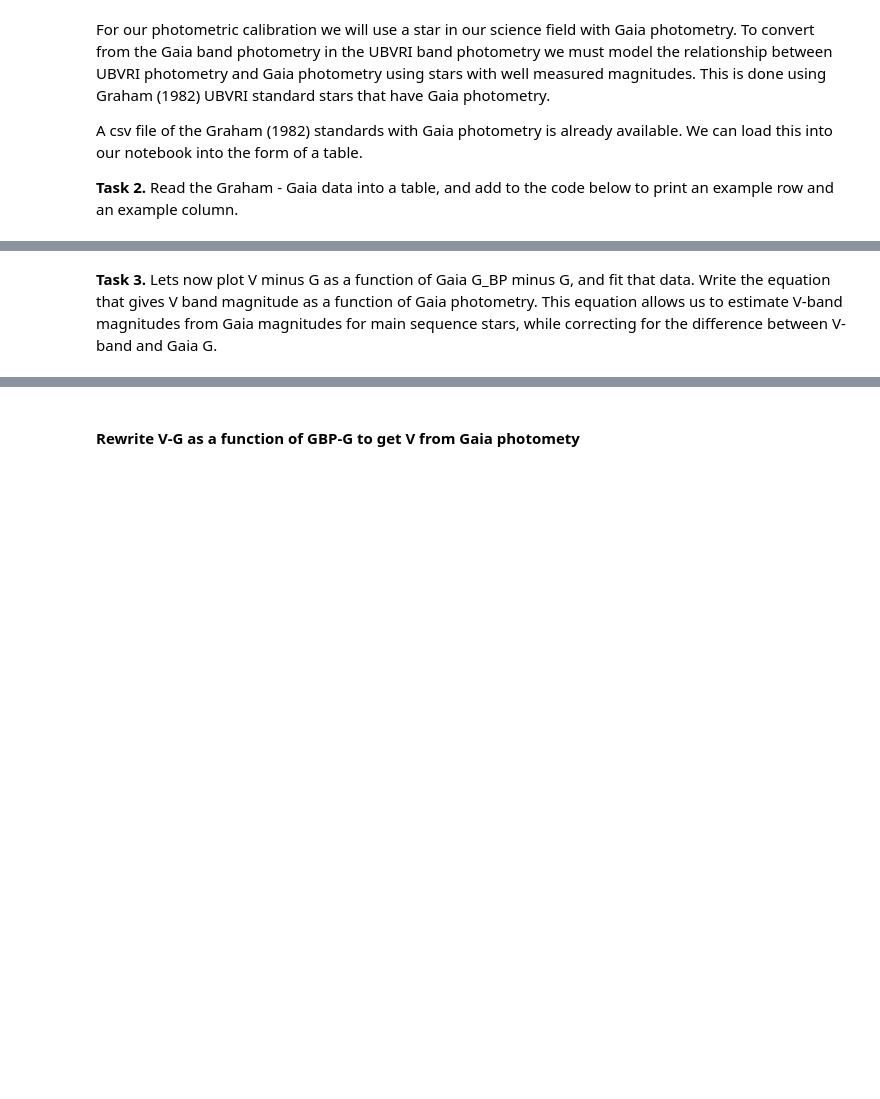
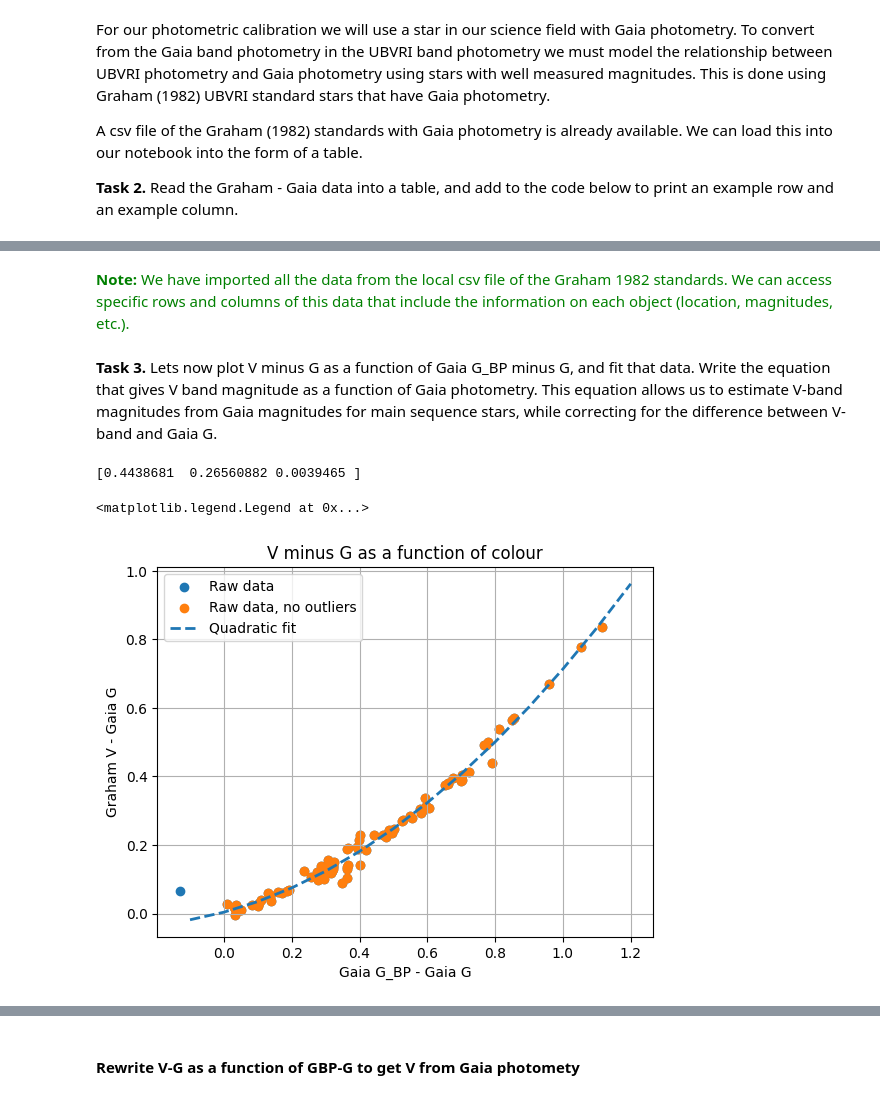
Before and after one commit to alecstanley-git/honours-env, a Jupyter notebook: Week 4/Lab/ASP3231 Laboratory 4 Calibrated Catalogues.ipynb, the cells around one changed output, grey strips where cells are left out. Cells and saved outputs as stored; diff of their text form; code cells hidden in the pictures; blank space fills up the shorter version.

```diff
--- a/Week 4/Lab/ASP3231 Laboratory 4 Calibrated Catalogues.ipynb
+++ b/Week 4/Lab/ASP3231 Laboratory 4 Calibrated Catalogues.ipynb
@@ -113,54 +133,69 @@ print(Graham)  # Example data from Graham
+# %% [markdown]
+<font color=green>**Note:** We have imported all the data from the local csv file of the Graham 1982 standards. We can access specific rows and columns of this data that include the information on each object (location, magnitudes, etc.).
 # %% [markdown]
 **Task 3.** Lets now plot V minus G as a function of Gaia G_BP minus G, and fit that data. Write the equation that gives V band magnitude as a function of Gaia photometry. This equation allows us to estimate V-band magnitudes from Gaia magnitudes for main sequence stars, while correcting for the difference between V-band and Gaia G.
 # %%
 # Plot the difference between V and G as a function of Gaia G_BP and G.
 
-# What is px and py? What is the if statement doing?
-px=[]        # Comment
-py=[]        # Comment
+# Here we will initialise the empty arrays.
+px=[]        # px will be filled with G_BP minus G for each star in the Graham catalogue
+py=[]        # py will be filled with V minus G for each star in the catalogue
 for Star in Graham:
     # Check if we have valid Graham and Gaia magnitudes and colours.
     # Remember we sometimes use -99 to denote a missing value.
+
+    # If the star has magnitudes in each band between 0 and 30.
     if Star['Vmag']>0.0 and Star['Vmag']<30.0 and \
     Star['GBP']>0.0 and Star['GBP']<30.0 and \
     Star['G']>0.0 and Star['G']<30.0 and \
     (Star['Vmag']-Star['G'])**2<2.25 :         # Only match if V and G are similar
+
+        # Append to master lists
         px.append(Star['GBP']-Star['G'])      # G_BP minus G
         py.append(Star['Vmag']-Star['G'])          # V minus G
 
 plt.title('V minus G as a function of colour')       # Title
 plt.ylabel('Graham V - Gaia G')                      # y-label
 plt.xlabel('Gaia G_BP - Gaia G')                     # x-label
-plt.scatter(px, py, marker='o');                     # What is this plotting?
+plt.scatter(px, py, marker='o', label="Raw data");                     # Plot px on x-axis, py on y-axis, using dots as marker points
 
 # Fit to this data
 
-# What is px and py? What is the if statement doing?
-px=[]        # Comment
-py=[]        # Comment
+# This is the same process as before
+px=[]
+py=[]
 for Star in Graham:
     # Check if we have valid Graham and Gaia magnitudes and colours.
     # Remember we sometimes use -99 to denote a missing value.
+    # !!! We have included another condition to remove outliers here, that G_BP - G is positive. I have explained below.
     if Star['Vmag']>0.0 and Star['Vmag']<30.0 and \
     Star['GBP']>0.0 and Star['GBP']<30.0 and \
     Star['G']>0.0 and Star['G']<30.0 and \
     Star['GBP']-Star['G']>0.0 and \
     (Star['Vmag']-Star['G'])**2<2.25 :             # Only match if V and G are similar
         px.append(Star['GBP']-Star['G'])           # G_BP minus G
         py.append(Star['Vmag']-Star['G'])          # V minus G
 
-# What does polyfit do doing?
+# Numpy's polyfit function is a polynomial fitter. It's primary role is to determine the coefficients of y = ax^2 + bx + c. It should, thus, return a tuple of our three coefficients. The 2 indicates the polynomial degree, in this case quadratic.
 Vpoly=np.polyfit(px, py, 2)
 print(Vpoly)
 
-# What are plx and ply? If you are unsure print their values.
-plx=np.arange(-0.1, 1.3, 0.1).tolist()
+plx=np.arange(-0.1, 1.3, 0.1).tolist() # arange is creating an array of values from -0.1 to 1.3, using spacing of 0.1 units between each element.
+
+# Here we will cast each x-value in plx to it's y-value using our polyfit function
 ply=[]
 for x in plx:
-    ply.append(Vpoly[2]+Vpoly[1]*x+Vpoly[0]*x*x)
+    # All we are doing here is applying the function f(x), using our coefficients in the polyfit list. For example a = polyfit[0] and so on.
+    ply.append(Vpoly[2]+Vpoly[1]*x+Vpoly[0]*x*x) # ply = f(x)
 
 plt.title('V minus G as a function of colour')       # Title
 plt.ylabel('Graham V - Gaia G')                      # y-label
 plt.xlabel('Gaia G_BP - Gaia G')                     # x-label
-plt.scatter(px, py, marker='o');                     # What is this plotting?
-plt.plot(plx, ply, linestyle='dashed', linewidth=2); # What is this plotting?
+plt.scatter(px, py, marker='o', label="Raw data, no outliers");                     # This is our raw data of G_BP - G vs V - G.
+plt.plot(plx, ply, linestyle='dashed', linewidth=2, label="Quadratic fit"); # This is our polynomial fit
+plt.grid()
+plt.legend()
+# %% [output]
+[0.4438681  0.26560882 0.0039465 ]
+<matplotlib.legend.Legend at 0x...>
+[figure, added]
```
Also changed, not shown: parts of 30 cells of this notebook, 1 other file.
